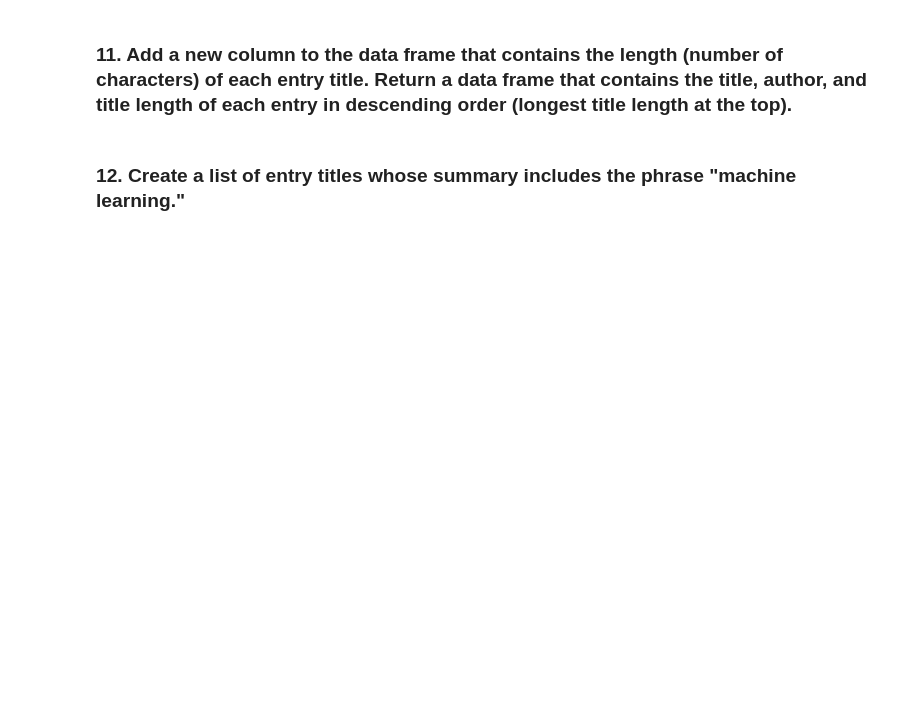
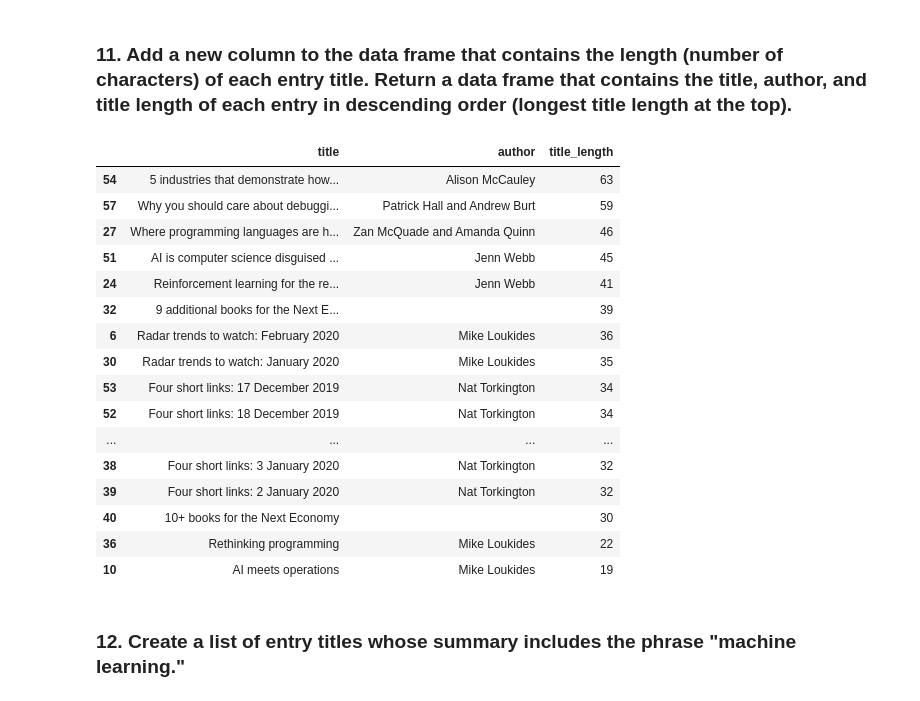
Before and after one commit to ta-datapt-bcn/lab-rss-feeds, a Jupyter notebook: your-code/main.ipynb, the cells around one changed output. Drawn from its saved outputs; the diff is of its cells as text; code cells hidden in the pictures; blank space fills up the shorter version.

```diff
--- a/your-code/main.ipynb
+++ b/your-code/main.ipynb
@@ -8,5 +8,7 @@ import feedparser
 ### 1. Use feedparser to parse the following RSS feed URL.
 # %%
 url = 'http://feeds.feedburner.com/oreilly/radar/atom'
+# %%
+rss = feedparser.parse(url)
 # %% [markdown]
 ### 2. Obtain a list of components (keys) that are available for this feed.
@@ -28,3 +64,6 @@ url = 'http://feeds.feedburner.com/oreilly/radar/atom'
 ### 9. Create a Pandas data frame from the feed's entries.
 # %%
 import pandas as pd
+# %%
+entries_df = pd.DataFrame(rss.entries)
+entries_df
@@ -33,4 +105,26 @@ import pandas as pd
 # %% [markdown]
 ### 11. Add a new column to the data frame that contains the length (number of characters) of each entry title. Return a data frame that contains the title, author, and title length of each entry in descending order (longest title length at the top).
+# %%
+entries_df['title_length'] = entries_df['title'].apply(len)
+
+entries_df[['title', 'author', 'title_length']].sort_values('title_length', ascending = False)
+# %% [output]
+|  | title | author | title_length |
+| 54 | 5 industries that demonstrate how... | Alison McCauley | 63 |
+| 57 | Why you should care about debuggi... | Patrick Hall and Andrew Burt | 59 |
+| 27 | Where programming languages are h... | Zan McQuade and Amanda Quinn | 46 |
+| 51 | AI is computer science disguised ... | Jenn Webb | 45 |
+| 24 | Reinforcement learning for the re... | Jenn Webb | 41 |
+| 32 | 9 additional books for the Next E... |  | 39 |
+| 6 | Radar trends to watch: February 2020 | Mike Loukides | 36 |
+| 30 | Radar trends to watch: January 2020 | Mike Loukides | 35 |
+| 53 | Four short links: 17 December 2019 | Nat Torkington | 34 |
+| 52 | Four short links: 18 December 2019 | Nat Torkington | 34 |
+| ... | ... | ... | ... |
+| 38 | Four short links: 3 January 2020 | Nat Torkington | 32 |
+| 39 | Four short links: 2 January 2020 | Nat Torkington | 32 |
+| 40 | 10+ books for the Next Economy |  | 30 |
+| 36 | Rethinking programming | Mike Loukides | 22 |
+| 10 | AI meets operations | Mike Loukides | 19 |
 # %% [markdown]
 ### 12. Create a list of entry titles whose summary includes the phrase "machine learning."
```
Also changed, not shown: parts of 10 cells of this notebook.
